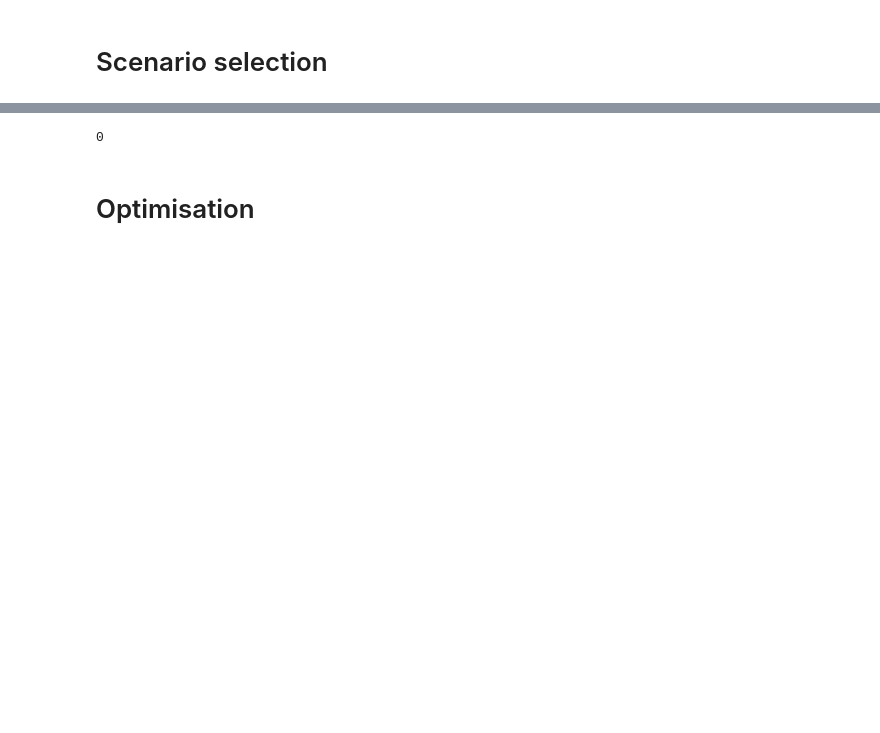
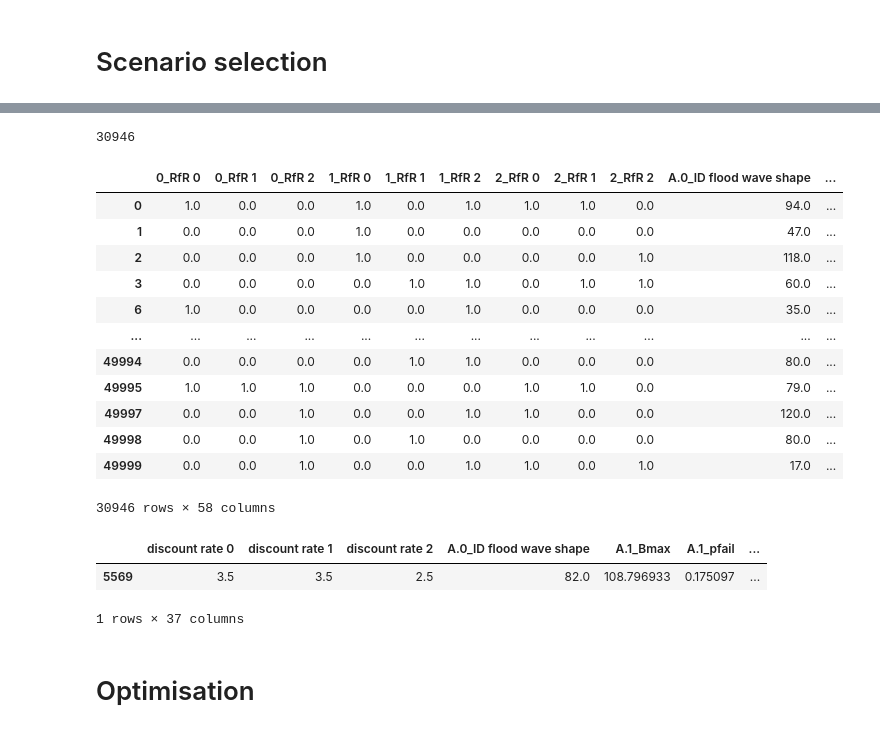
Before and after one commit to Lischip/FabiosDecisions, a Jupyter notebook: epa1361/final assignment/optimisation.ipynb, the cells around one changed output, grey strips where cells are left out. Saved outputs shown, nothing was run; the diff lists cells and outputs as text; code cells hidden in the pictures; blank space fills up the shorter version.

```diff
--- a/epa1361/final assignment/optimisation.ipynb
+++ b/epa1361/final assignment/optimisation.ipynb
@@ -32,9 +32,11 @@ DAMAGE = outcomes_df.columns[2]
+# %%
+DAMAGE = outcomes_df.columns[2]
+DEATHS = outcomes_df.columns[3]
+COSTS = outcomes_df.columns[4]
 # %%
 results = pd.concat([experiments, outcomes_df], axis=1)
 # %%
-damage_df = results.loc[results[DAMAGE] > np.percentile(a=outcomes[DAMAGE], q=90)]
-difdamage_df = results.loc[results[DIFDAMAGE] > np.percentile(a=outcomes[DIFDAMAGE], q=90)]
-difdeaths_df = results.loc[results[DIFDEATHS] > np.percentile(a=outcomes[DIFDEATHS], q=90)]
-len(set(damage_df["scenario"].tolist()) & set(difdamage_df["scenario"].tolist()) & set(difdeaths_df["scenario"].tolist()))
+worst_damage_df = results.loc[results[DAMAGE] > np.percentile(a=outcomes[DAMAGE], q=90)]
+worst_deaths_df = results.loc[results[DEATHS] > np.percentile(a=outcomes[DEATHS], q=90)]
+worst_cost_df = results.loc[results[COSTS] > np.percentile(a=outcomes[COSTS], q=90)]
+worst_ix =set(worst_damage_df["scenario"].tolist()) & set(worst_deaths_df["scenario"].tolist()) & set(worst_cost_df["scenario"].tolist())
-# %% [output]
-0
@@ -42,0 +45,5 @@ selected = [damage_df.sample(n=1, random_state=1), difdamage_df.sample(n=1, rand
+# %%
+best_damage_df = results.loc[results[DAMAGE] <= np.percentile(a=outcomes[DAMAGE], q=10)]
+best_deaths_df = results.loc[results[DEATHS] <= np.percentile(a=outcomes[DEATHS], q=10)]
+best_cost_df = results.loc[results[COSTS] <= np.percentile(a=outcomes[COSTS], q=10)]
+best_ix = set(best_damage_df["scenario"].tolist()) & set(best_deaths_df["scenario"].tolist()) & set(best_cost_df["scenario"].tolist())
@@ -42,0 +52,22 @@ selected = [damage_df.sample(n=1, random_state=1), difdamage_df.sample(n=1, rand
+# %%
+len(set(results["scenario"].tolist()) - set(best_damage_df["scenario"].tolist()) - set(best_deaths_df["scenario"].tolist()) - set(best_cost_df["scenario"].tolist()) - set(worst_damage_df["scenario"].tolist()) - set(worst_deaths_df["scenario"].tolist()) - set(worst_cost_df["scenario"].tolist()) )
+# %% [output]
+30946
+# %%
+middleground = set(results["scenario"].tolist()) - set(best_damage_df["scenario"].tolist()) - set(best_deaths_df["scenario"].tolist()) - set(best_cost_df["scenario"].tolist()) - set(worst_damage_df["scenario"].tolist()) - set(worst_deaths_df["scenario"].tolist()) - set(worst_cost_df["scenario"].tolist())
+# %%
+results.iloc[list(middleground)]
+# %% [output]
+|  | 0_RfR 0 | 0_RfR 1 | 0_RfR 2 | 1_RfR 0 | 1_RfR 1 | 1_RfR 2 | 2_RfR 0 | 2_RfR 1 | 2_RfR 2 | A.0_ID flood wave shape | ... |
+| 0 | 1.0 | 0.0 | 0.0 | 1.0 | 0.0 | 1.0 | 1.0 | 1.0 | 0.0 | 94.0 | ... |
+| 1 | 0.0 | 0.0 | 0.0 | 1.0 | 0.0 | 0.0 | 0.0 | 0.0 | 0.0 | 47.0 | ... |
+| 2 | 0.0 | 0.0 | 0.0 | 1.0 | 0.0 | 0.0 | 0.0 | 0.0 | 1.0 | 118.0 | ... |
+| 3 | 0.0 | 0.0 | 0.0 | 0.0 | 1.0 | 1.0 | 0.0 | 1.0 | 1.0 | 60.0 | ... |
+| 6 | 1.0 | 0.0 | 0.0 | 0.0 | 0.0 | 1.0 | 0.0 | 0.0 | 0.0 | 35.0 | ... |
+| ... | ... | ... | ... | ... | ... | ... | ... | ... | ... | ... | ... |
+| 49994 | 0.0 | 0.0 | 0.0 | 0.0 | 1.0 | 1.0 | 0.0 | 0.0 | 0.0 | 80.0 | ... |
+| 49995 | 1.0 | 1.0 | 1.0 | 0.0 | 0.0 | 0.0 | 1.0 | 1.0 | 0.0 | 79.0 | ... |
+| 49997 | 0.0 | 0.0 | 1.0 | 0.0 | 0.0 | 1.0 | 1.0 | 0.0 | 0.0 | 120.0 | ... |
+| 49998 | 0.0 | 0.0 | 1.0 | 0.0 | 1.0 | 0.0 | 0.0 | 0.0 | 0.0 | 80.0 | ... |
+| 49999 | 0.0 | 0.0 | 1.0 | 0.0 | 0.0 | 1.0 | 1.0 | 0.0 | 1.0 | 17.0 | ... |
+30946 rows × 58 columns
@@ -42,0 +83,6 @@ selected = [damage_df.sample(n=1, random_state=1), difdamage_df.sample(n=1, rand
+# %%
+middle_case.loc[:, uncertainties]
+# %% [output]
+|  | discount rate 0 | discount rate 1 | discount rate 2 | A.0_ID flood wave shape | A.1_Bmax | A.1_pfail | ... |
+| 5569 | 3.5 | 3.5 | 2.5 | 82.0 | 108.796933 | 0.175097 | ... |
+1 rows × 37 columns
```
Also changed, not shown: parts of 23 cells of this notebook.
